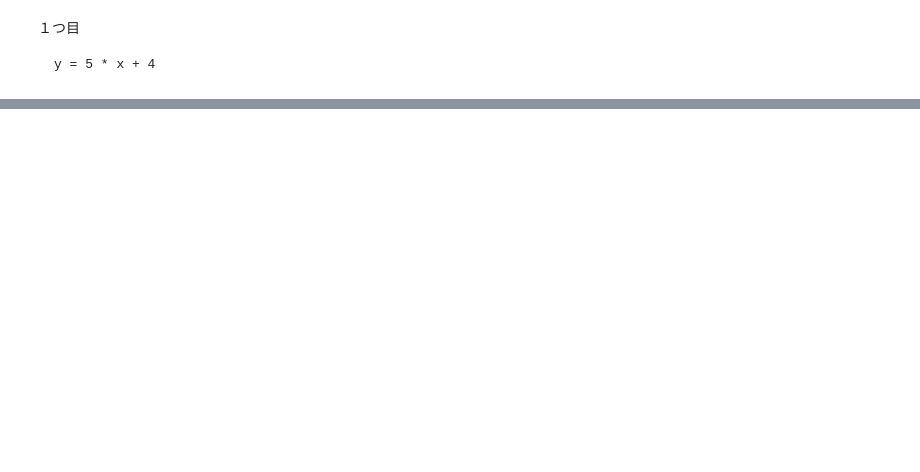
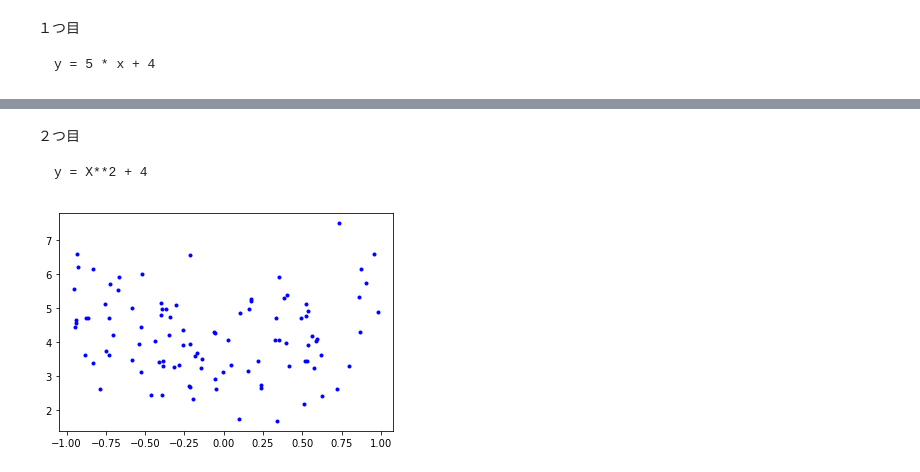
Before and after one commit to zawa-tin/ml_practice, a Jupyter notebook: hoge/Linear_predict.py.ipynb, the cells around one changed output, grey strips where cells are left out. Drawn from its saved outputs; the diff is of its cells as text; code cells hidden in the pictures; blank space fills up the shorter version.

````diff
--- a/hoge/Linear_predict.py.ipynb
+++ b/hoge/Linear_predict.py.ipynb
@@ -131,0 +103,12 @@ plt.show()
+# %% [markdown]
+２つ目
+```math
+y = X**2 + 4
+```
+# %%
+X = 2 * rng.random((sample_num, 1)) - 1
+y = X**2 + 4 + rng.standard_normal((sample_num, 1))
+plt.plot(X, y, 'b.')
+plt.show()
+# %% [output]
+[figure, added]
````
Also changed, not shown: parts of 20 cells of this notebook.
